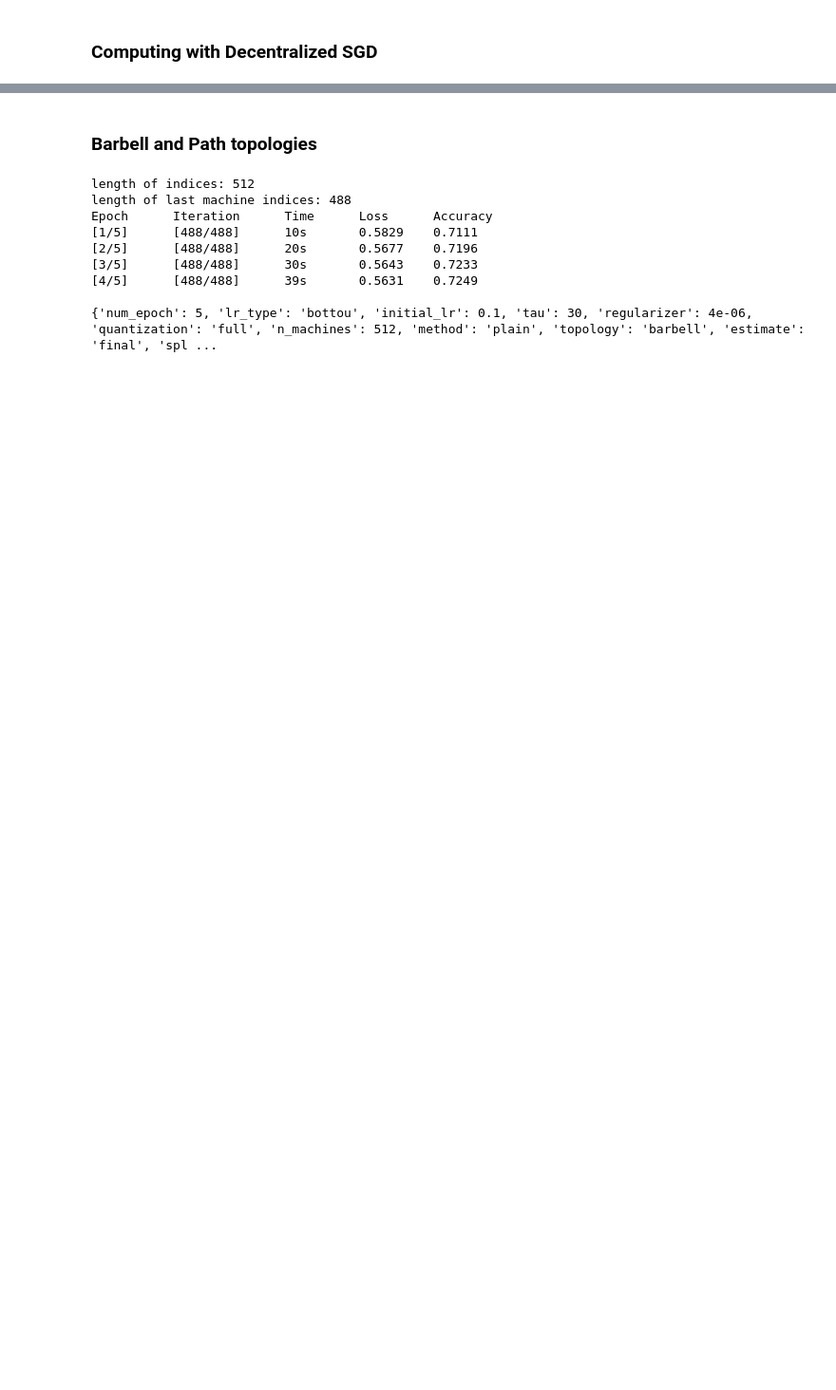
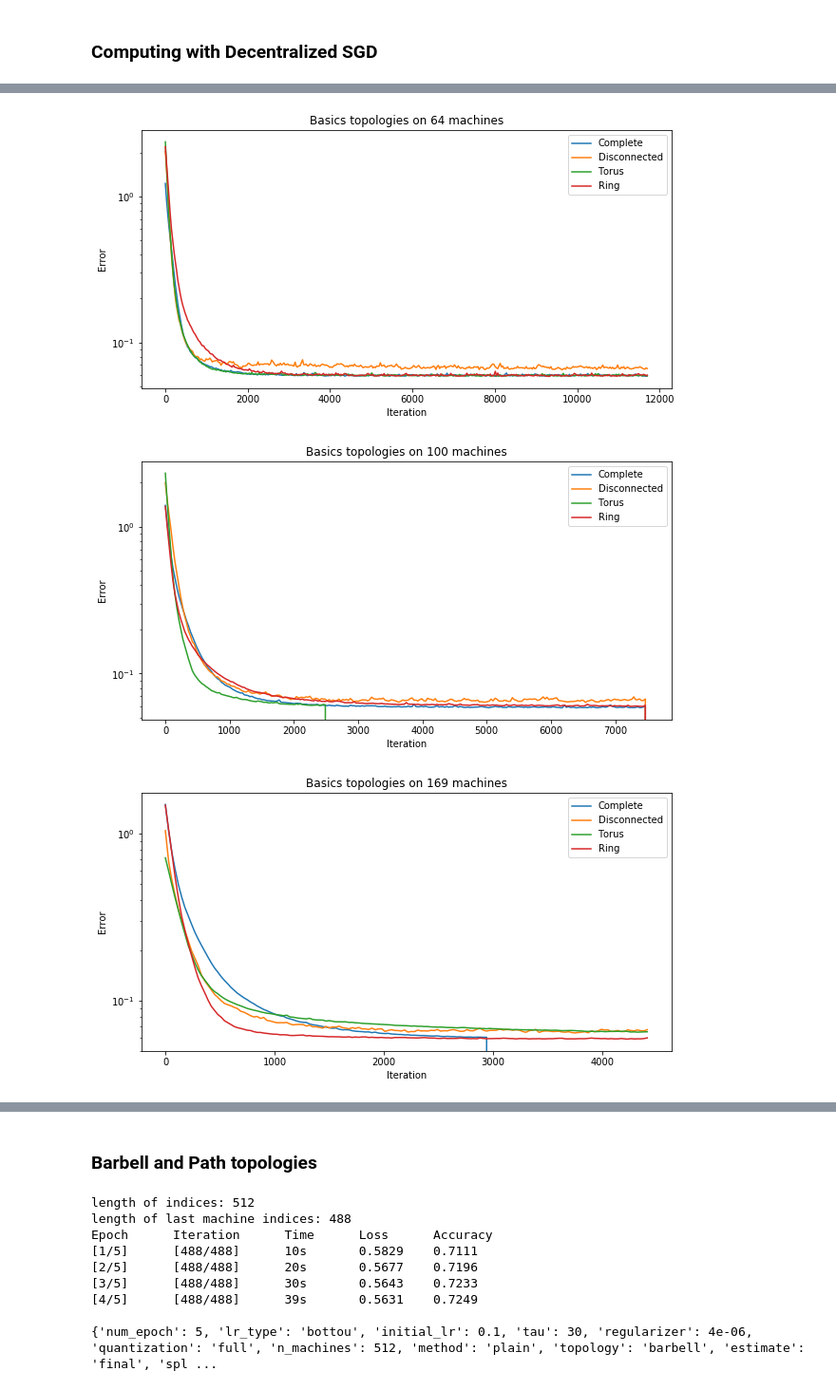
Before and after one commit to Adirlou/OptML_Project, a Jupyter notebook: test_plot.ipynb, the cells around one changed output, grey strips where cells are left out. Shown at 95% size. Drawn from its saved outputs; the diff is of its cells as text; code cells hidden in the pictures; blank space fills up the shorter version.

Commit message:
Add experiments on basic topologies

```diff
--- a/test_plot.ipynb
+++ b/test_plot.ipynb
@@ -72,7 +72,9 @@ res_centralized = run_logistic(A_p, y_p, params_ring)"""
 def run_logistic(A, y, param, logging=False):
     m = DecentralizedSGDLogistic(**param)
     list_losses = m.fit(A, y, logging=logging)
-    print('{0} - score: {1:.4f}'.format(param, m.score(A, y)))
+    if logging:
+        print()
+        print('{0} - score: {1:.4f}'.format(param, m.score(A, y)))
     return list_losses
 # %%
 def load_csv_data(data_path):
@@ -164,0 +177,8 @@ Epoch      Iteration      Time      Loss      Accuracy
+# %%
+losses_torus = []
+params_torus = params_disconnected.copy()
+params_torus['topology'] = 'torus'
+
+for n in n_machines:
+    params_torus['n_machines'] = n
+    losses_torus.append(run_logistic(A, y, params_torus, logging=True))
@@ -164,0 +203,8 @@ Epoch      Iteration      Time      Loss      Accuracy
+# %%
+losses_complete = []
+params_complete = params_disconnected.copy()
+params_complete['topology'] = 'complete'
+
+for n in n_machines:
+    params_complete['n_machines'] = n
+    losses_complete.append(run_logistic(A, y, params_complete, logging=True))
@@ -164,0 +229,8 @@ Epoch      Iteration      Time      Loss      Accuracy
+# %%
+losses_ring = []
+params_ring = params_disconnected.copy()
+params_ring['topology'] = 'ring'
+
+for n in n_machines:
+    params_ring['n_machines'] = n
+    losses_ring.append(run_logistic(A, y, params_ring, logging=True))
@@ -164,0 +255,11 @@ Epoch      Iteration      Time      Loss      Accuracy
+# %%
+for i in range(len(n_machines)):
+    iterations_indices = np.arange(0, losses_complete[i].shape[0] * compute_loss_every,
+                               compute_loss_every)
+    plot_losses(np.stack((losses_complete[i], losses_disconnected[i], losses_torus[i], losses_ring[i])),
+            iterations_indices, optimum_loss=optimum_loss,
+            labels=["Complete","Disconnected", "Torus", "Ring"], title="Basics topologies on {0} machines".format(n_machines[i]), save_as_pdf=True, pdf_name="Basics topologies on {0} machines".format(n_machines[i]))
+# %% [output]
+[figure, added]
+[figure, added]
+[figure, added]
```
Also changed, not shown: parts of 10 cells of this notebook, 7 other files.
